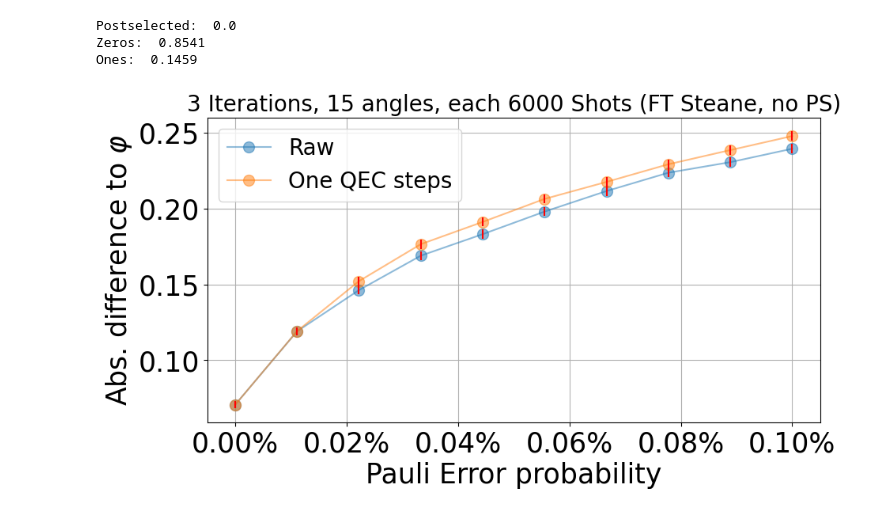
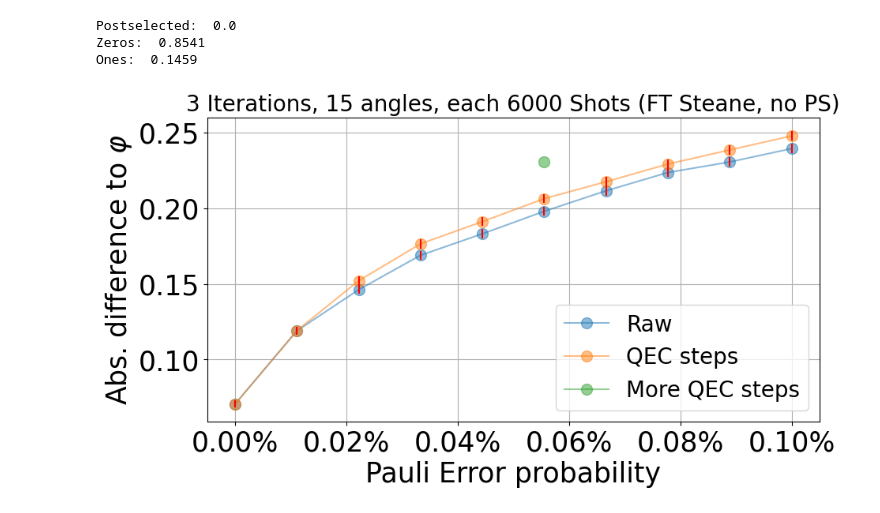
Before and after one commit to RicemanBoy/iqpe, a Jupyter notebook: FT Steane Code.ipynb, the cells around one changed output. Cells and saved outputs as stored; diff of their text form; code cells hidden in the pictures.

```diff
--- a/FT Steane Code.ipynb
+++ b/FT Steane Code.ipynb
@@ -121,26 +121,28 @@ with open("text/adjunitary{}.txt".format(n), "r") as file:
 # %%
 p, y, err = np.loadtxt("HPC/text/Steane_noPS.txt", delimiter = ",")
 p1, y1, _ = np.loadtxt("HPC/text/Steane_noPS_qec.txt", delimiter = ",")
+p2, y2, y_ = np.loadtxt("HPC/text/Steane_noPS_qec_5.txt", delimiter = ",")
 
 shots=6000
 
 err = [np.sqrt((i-i**2)/shots) for i in err]
 
 fig, ax1 = plt.subplots(figsize=(10,5))
 ax1.xaxis.set_major_formatter(ticker.PercentFormatter(xmax=1, decimals = 2))
 
 ax1.plot(p,y, label="Raw", marker = ".",markersize = 20, alpha = 0.5)
-ax1.plot(p1,y1, label="One QEC steps", marker = ".",markersize = 20, alpha = 0.5)
+ax1.plot(p1,y1, label="QEC steps", marker = ".",markersize = 20, alpha = 0.5)
+ax1.plot(p2,y2, label="More QEC steps", marker = ".",markersize = 20, alpha = 0.5)
 ax1.errorbar(p, y, yerr=err, ecolor="red", linestyle="")
 ax1.errorbar(p1, y1, yerr=err, ecolor="red", linestyle="")
 
 ax1.set_title(r"3 Iterations, 15 angles, each {} Shots (FT Steane, no PS)".format(shots), fontsize=20)
 ax1.set_xlabel("Pauli Error probability", fontsize=25)
 ax1.set_ylabel(r"Abs. difference to $\varphi$", fontsize=25)
 ax1.tick_params(axis='both', which='major', labelsize=25)
 ax1.grid()
 ax1.legend(fontsize=20)
 #plt.tight_layout()
 plt.show()
 # %% [output]
-[figure, old version]
+[figure, new version]
```
Also changed, not shown: 4 other files.
